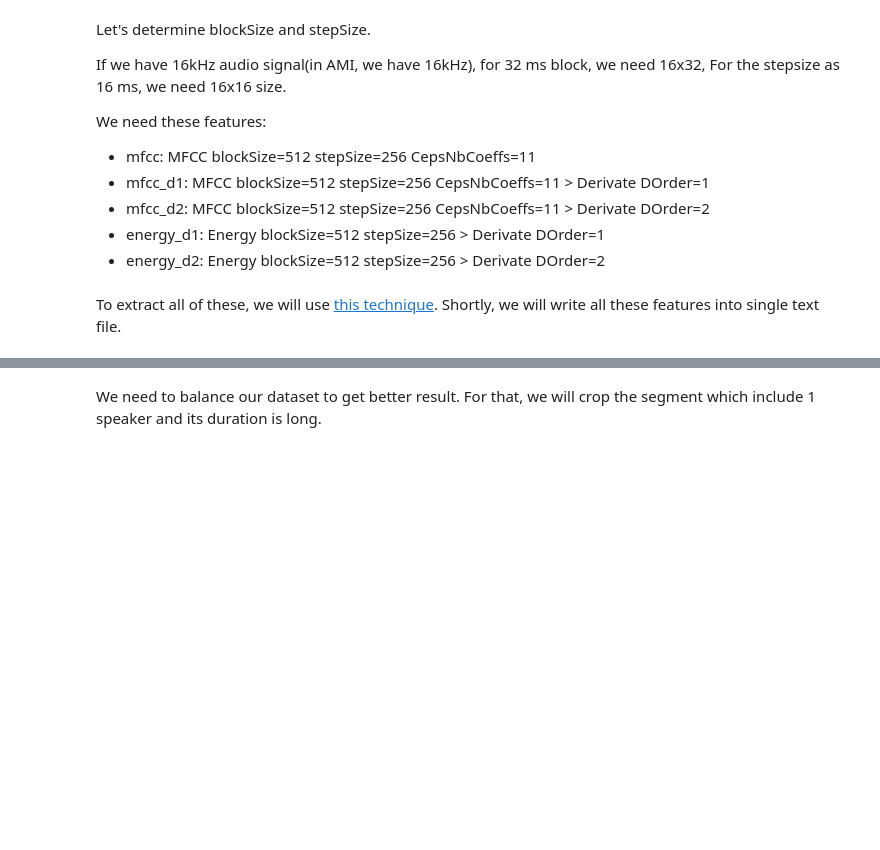
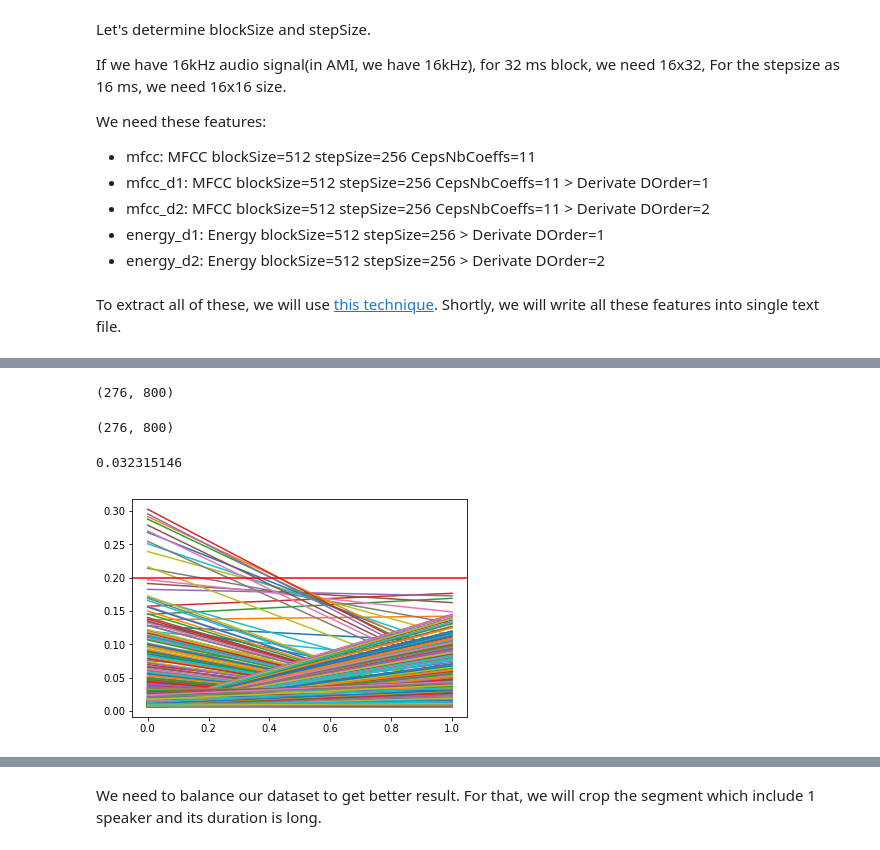
Before and after one commit to hedonistrh/SpChangeDetect, a Jupyter notebook: BiLSTM.ipynb, the cells around one changed output, grey strips where cells are left out. Cells and saved outputs as stored; diff of their text form; code cells hidden in the pictures; blank space fills up the shorter version.

```diff
--- a/BiLSTM.ipynb
+++ b/BiLSTM.ipynb
@@ -251,7 +273,7 @@ while (ix_step < how_many_step):
 
     print ("STEP:", ix_step)
 
-    input_array, output_array = create_data_for_supervised ("./amicorpus/*/audio/", 10, 25, from_epi, from_epi+3, True, 5)
+    input_array, output_array = create_data_for_supervised ("./amicorpus/*/audio/", 10, 25, from_epi, from_epi+5, True, 5)
 
     max_len = 800 # how many frame will be taken
     step = 800 # step size.
@@ -269,10 +291,16 @@ while (ix_step < how_many_step):
     output_array_specified = np.asarray(output_array_specified)
     input_array_specified = np.asarray(input_array_specified)
 
-    model.fit(input_array_specified, output_array_specified,
+    try:
+
+        model.fit(input_array_specified, output_array_specified,
                epochs=2,
                batch_size=16,
                shuffle=True)
+
+    except:
+        print ("Pass this epoch.")
+        pass
 
     # https://keras.io/getting-started/faq/#how-can-i-save-a-keras-model
 
@@ -301,6 +351,8 @@ def create_prediction(filename, hop, win_len, threshold, lstm_system):
     ix_frame = 0
 
     while (ix_frame+800<matrix_of_single_audio.shape[0]):
+        # print (matrix_of_single_audio.shape)
+        # print (np.expand_dims(matrix_of_single_audio[ix_frame:ix_frame+800], axis=0).shape)
         prediction = model.predict(np.expand_dims(matrix_of_single_audio[ix_frame:ix_frame+800], axis=0))
         prediction = prediction.squeeze(axis=2)
         prediction = prediction.squeeze(axis=0)
@@ -312,17 +364,18 @@ def create_prediction(filename, hop, win_len, threshold, lstm_system):
     prediction_array = np.asarray(prediction_array)
     print (prediction_array.shape)
 
+    prediction_array_rav = np.ravel(prediction_array)
+
 
     prediction_array_sec = []
     ix_frame_pred = 0
 
-    for one_prediction_array in prediction_array:
-        for pred in one_prediction_array:
-            if (pred > threshold):
-                ms_version = float(win_len + (ix_frame_pred * hop)) # milisecond version to represent end point of first embed
-                prediction_array_sec.append(ms_version/1000)
+    for pred in prediction_array_rav:
+        if (pred > threshold):
+            ms_version = float(win_len + (ix_frame_pred * hop)) # milisecond version to represent end point of first embed
+            prediction_array_sec.append(ms_version/1000)
 
-            ix_frame_pred += 1
+        ix_frame_pred += 1
 
 
     prediction_array_smooth = []
@@ -333,19 +386,27 @@ def create_prediction(filename, hop, win_len, threshold, lstm_system):
     np.savetxt(fname=filename + "_prediction.txt", X=prediction_array_smooth,
                delimiter=' ', fmt='%1.3f')
 
-    return (prediction_array)
+    return (prediction_array, prediction_array_rav)
 # %%
-thres = 0.06
+thres = 0.2
 # %%
-kk = create_prediction("TS3003b", 10, 25, threshold = thres, lstm_system=model)
+(kk, kk_r) = create_prediction("TS3003b", 10, 25, threshold = thres, lstm_system=model)
+# %% [output]
+(276, 800)
 # %%
 kk.shape
+# %% [output]
+(276, 800)
 # %%
 kk.mean()
+# %% [output]
+0.032315146
 # %%
 import matplotlib.pyplot as pp
 %matplotlib inline
 
-pp.plot(kk)
+pp.plot(kk[130:132])
 pp.axhline(y=thres, color='r', linestyle='-')
 pp.show()
+# %% [output]
+[figure, added]
```
Also changed, not shown: parts of 8 cells of this notebook.
